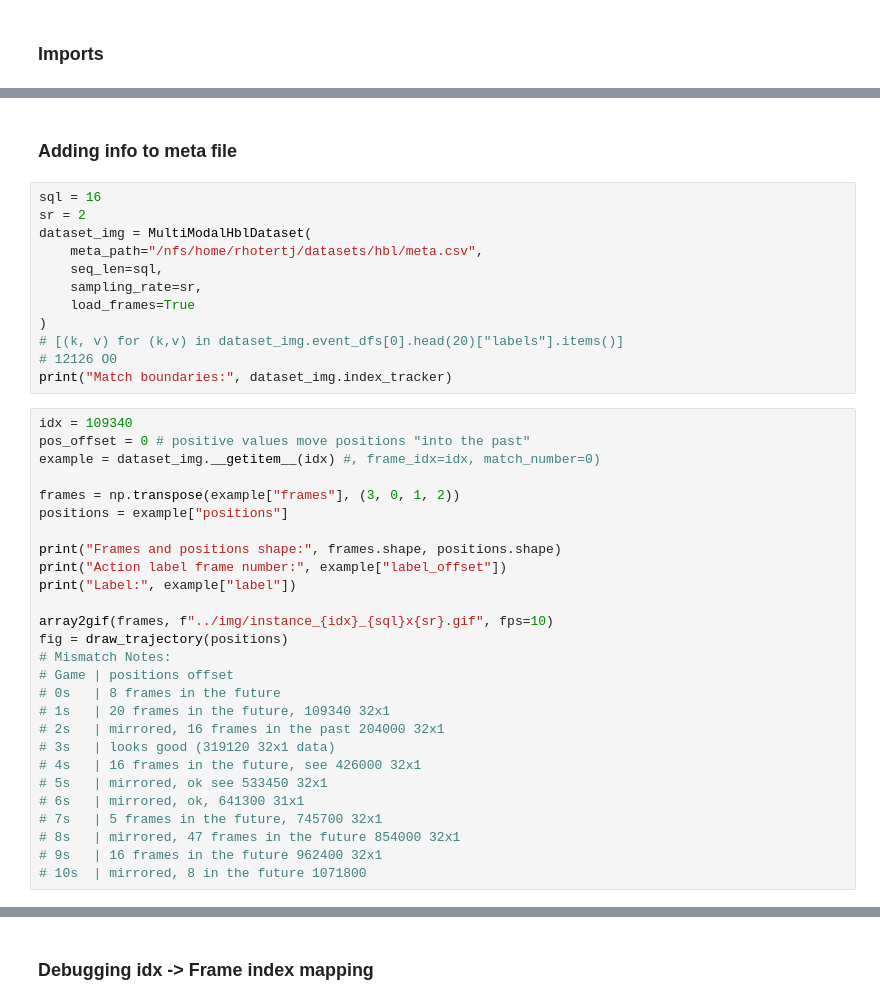
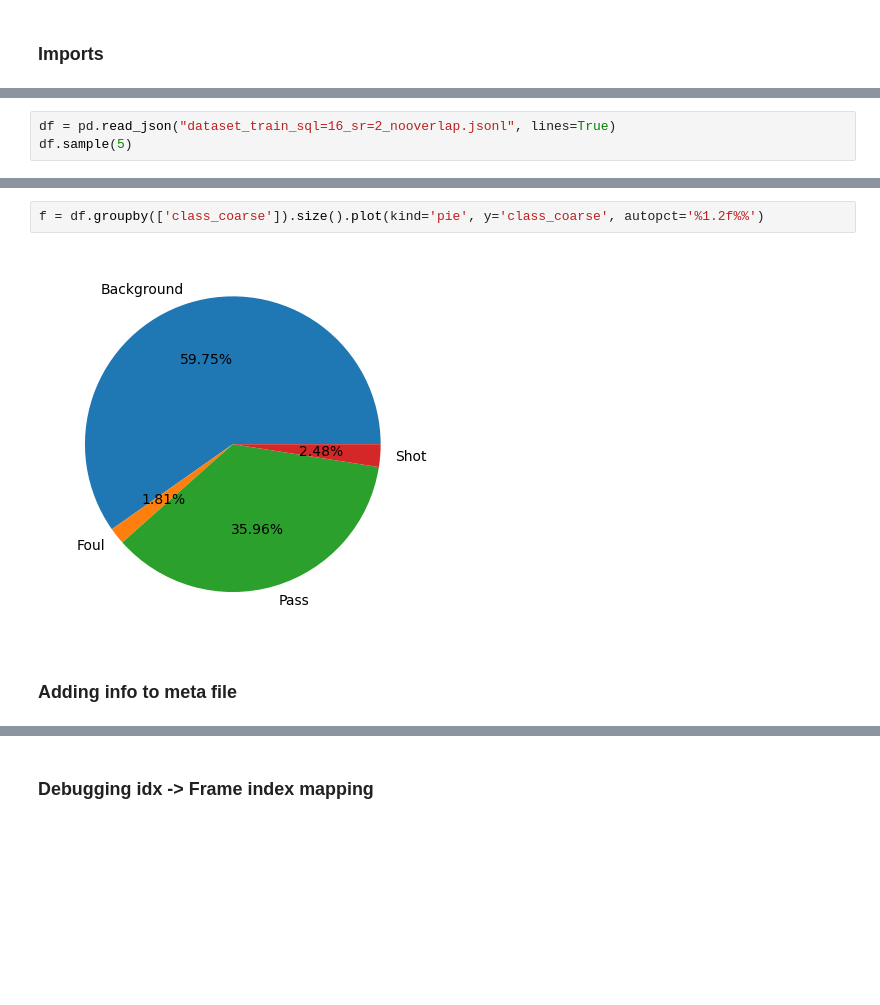
Before and after one commit to rhotertj/thesis, a Jupyter notebook: dataset/visualize.ipynb, the cells around one changed output, grey strips where cells are left out. Drawn from its saved outputs; the diff is of its cells as text; blank space fills up the shorter version.

Commit message:
generate jsonl dataset

```diff
--- a/dataset/visualize.ipynb
+++ b/dataset/visualize.ipynb
@@ -65,0 +71,3 @@ with open("class2frame.pkl", "wb+") as f:
+# %%
+df = pd.read_json("dataset_train_sql=16_sr=2_nooverlap.jsonl", lines=True)
+df.sample(5)
@@ -66,41 +81,6 @@ with open("class2frame.pkl", "wb+") as f:
+# %%
+f = df.groupby(['class_coarse']).size().plot(kind='pie', y='class_coarse', autopct='%1.2f%%')
+# %% [output]
+[figure, added]
 # %% [markdown]
 ### Adding info to meta file
-# %%
-sql = 16
-sr = 2
-dataset_img = MultiModalHblDataset(
-    meta_path="/nfs/home/rhotertj/datasets/hbl/meta.csv",
-    seq_len=sql,
-    sampling_rate=sr,
-    load_frames=True
-)
-# [(k, v) for (k,v) in dataset_img.event_dfs[0].head(20)["labels"].items()]
-# 12126 O0
-print("Match boundaries:", dataset_img.index_tracker)
-# %%
-idx = 109340
-pos_offset = 0 # positive values move positions "into the past"
-example = dataset_img.__getitem__(idx) #, frame_idx=idx, match_number=0)
-
-frames = np.transpose(example["frames"], (3, 0, 1, 2))
-positions = example["positions"]
-
-print("Frames and positions shape:", frames.shape, positions.shape)
-print("Action label frame number:", example["label_offset"])
-print("Label:", example["label"])
-
-array2gif(frames, f"../img/instance_{idx}_{sql}x{sr}.gif", fps=10)
-fig = draw_trajectory(positions)
-# Mismatch Notes:
-# Game | positions offset
-# 0s   | 8 frames in the future
-# 1s   | 20 frames in the future, 109340 32x1
-# 2s   | mirrored, 16 frames in the past 204000 32x1
-# 3s   | looks good (319120 32x1 data)
-# 4s   | 16 frames in the future, see 426000 32x1
-# 5s   | mirrored, ok see 533450 32x1
-# 6s   | mirrored, ok, 641300 31x1
-# 7s   | 5 frames in the future, 745700 32x1
-# 8s   | mirrored, 47 frames in the future 854000 32x1
-# 9s   | 16 frames in the future 962400 32x1
-# 10s  | mirrored, 8 in the future 1071800
```
Also changed, not shown: parts of 19 cells of this notebook, 2 other files.
